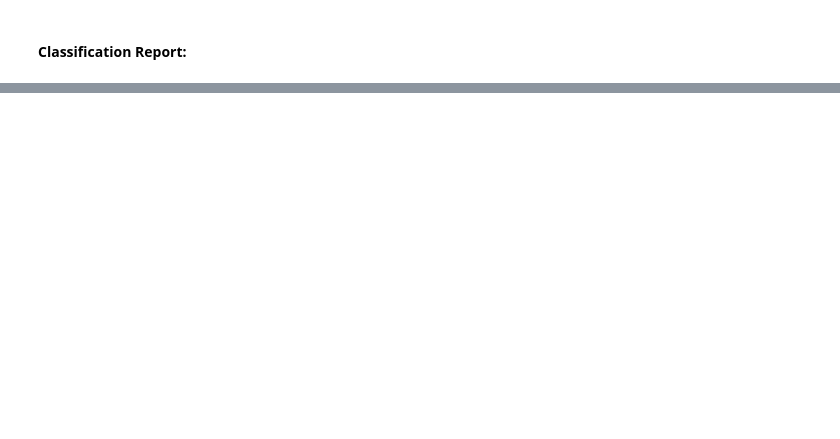
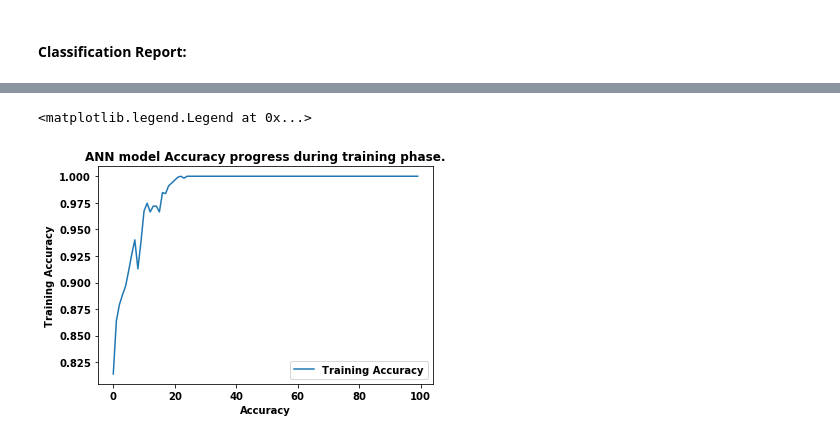
Before and after one commit to ylee9107/DS_Projects_for_Business, a Jupyter notebook: Project 1 - DS for HR department/DSB_Human Resource Department.ipynb, the cells around one changed output, grey strips where cells are left out. Cells and saved outputs as stored; diff of their text form; code cells hidden in the pictures; blank space fills up the shorter version.

```diff
--- a/Project 1 - DS for HR department/DSB_Human Resource Department.ipynb
+++ b/Project 1 - DS for HR department/DSB_Human Resource Department.ipynb
@@ -1234,0 +1383,10 @@ weighted avg       0.84      0.85      0.80       368
+# %%
+# Plot for Accuracy:
+plt.plot(history_ANN.history['accuracy'])
+plt.title("ANN model Accuracy progress during training phase.")
+plt.xlabel('Accuracy')
+plt.ylabel('Training Accuracy')
+plt.legend(['Training Accuracy'])
+# %% [output]
+<matplotlib.legend.Legend at 0x...>
+[figure, added]
```
Also changed, not shown: parts of 38 cells of this notebook.
